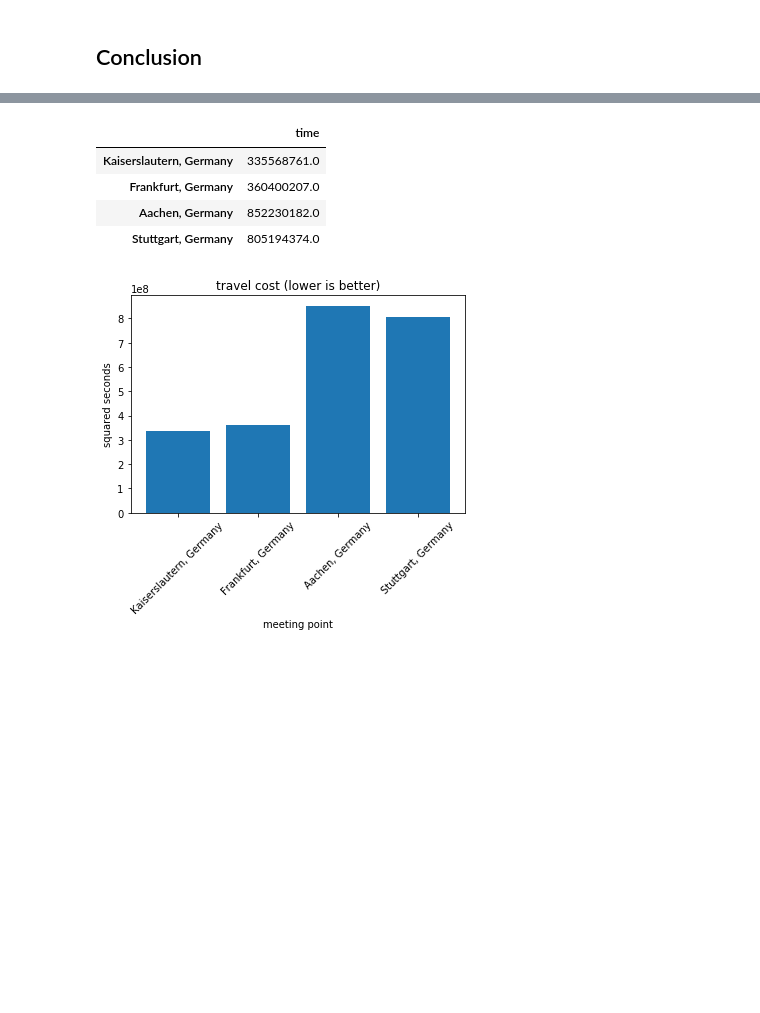
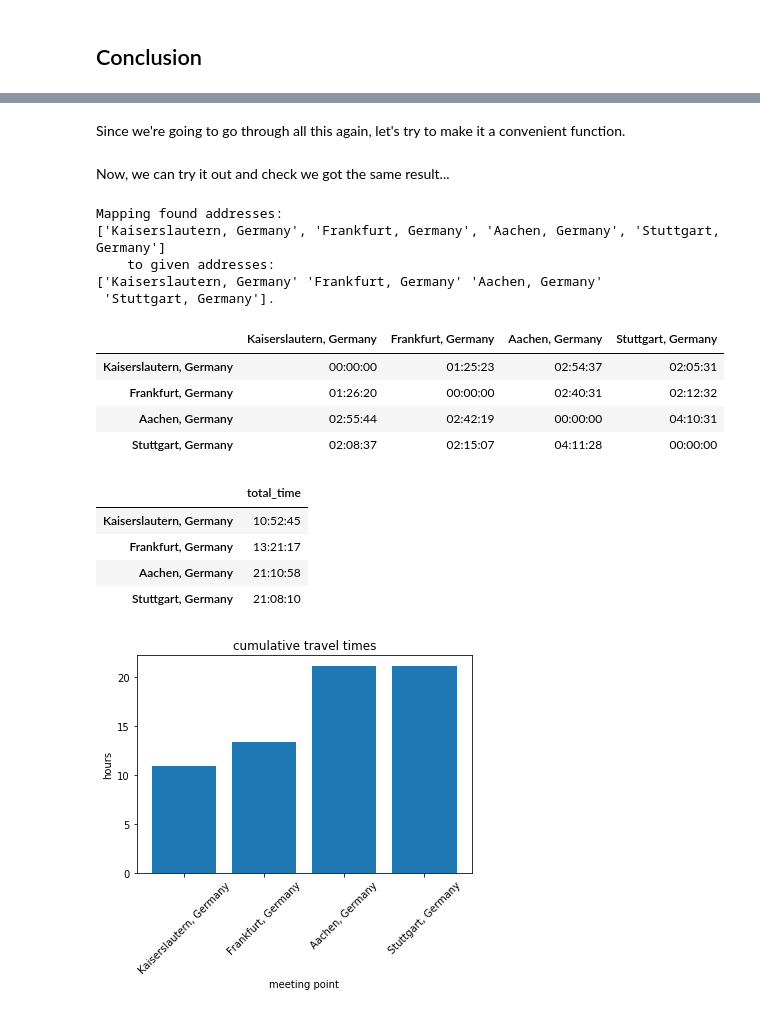
Before and after one commit to mjmdavis/mjmdavis.github.io, a Jupyter notebook: _posts/where_do_we_meet.ipynb, the cells around one changed output, grey strips where cells are left out. Cells and saved outputs as stored; diff of their text form; code cells hidden in the pictures; blank space fills up the shorter version.

```diff
--- a/_posts/where_do_we_meet.ipynb
+++ b/_posts/where_do_we_meet.ipynb
@@ -165,34 +166,2 @@ We can represent this by squaring the trip time for each destination.
-# %%
-def total_travel_time_squared(destination):
-    dest_times = travel_times[destination]\
-                    .sort_index()\
-                    .apply(datetime.timedelta.total_seconds)
-    counts = homes.groupby('home').count().sort_index()
-    counts.index.name = None
-    person_times = (dest_times*dest_times) * counts.person
-    return person_times.sum()
-
-tt_df = pd.DataFrame(
-    list(map(total_travel_time_squared, destinations)),
-    index=destinations,
-    columns=['time']
-)
-tt_df
-# %% [output]
-|  | time |
-| Kaiserslautern, Germany | 335568761.0 |
-| Frankfurt, Germany | 360400207.0 |
-| Aachen, Germany | 852230182.0 |
-| Stuttgart, Germany | 805194374.0 |
-# %%
-plt.bar(
-    left=range(0, 4, 1),
-    height=tt_df.time
-)
-ticks = plt.xticks(range(0, 4, 1), tt_df.index, rotation=45)
-#plt.yticks(np.arange(0,max_time,5))
-plt.ylabel('squared seconds')
-plt.xlabel('meeting point')
-title = plt.title('travel cost (lower is better)')
-# %% [output]
-[figure, removed]
+# %% [markdown]
+Since we're going to go through all this again, let's try to make it a convenient function.
@@ -198,0 +233,21 @@ title = plt.title('travel cost (lower is better)')
+# %% [markdown]
+Now, we can try it out and check we got the same result...
+# %%
+travel_times(homes=homes, destinations=homes.home.unique())
+# %% [output]
+Mapping found addresses:
+['Kaiserslautern, Germany', 'Frankfurt, Germany', 'Aachen, Germany', 'Stuttgart, Germany']
+    to given addresses:
+['Kaiserslautern, Germany' 'Frankfurt, Germany' 'Aachen, Germany'
+ 'Stuttgart, Germany'].
+|  | Kaiserslautern, Germany | Frankfurt, Germany | Aachen, Germany | Stuttgart, Germany |
+| Kaiserslautern, Germany | 00:00:00 | 01:25:23 | 02:54:37 | 02:05:31 |
+| Frankfurt, Germany | 01:26:20 | 00:00:00 | 02:40:31 | 02:12:32 |
+| Aachen, Germany | 02:55:44 | 02:42:19 | 00:00:00 | 04:10:31 |
+| Stuttgart, Germany | 02:08:37 | 02:15:07 | 04:11:28 | 00:00:00 |
+|  | total_time |
+| Kaiserslautern, Germany | 10:52:45 |
+| Frankfurt, Germany | 13:21:17 |
+| Aachen, Germany | 21:10:58 |
+| Stuttgart, Germany | 21:08:10 |
+[figure, added]
```
Also changed, not shown: parts of 40 cells of this notebook.
